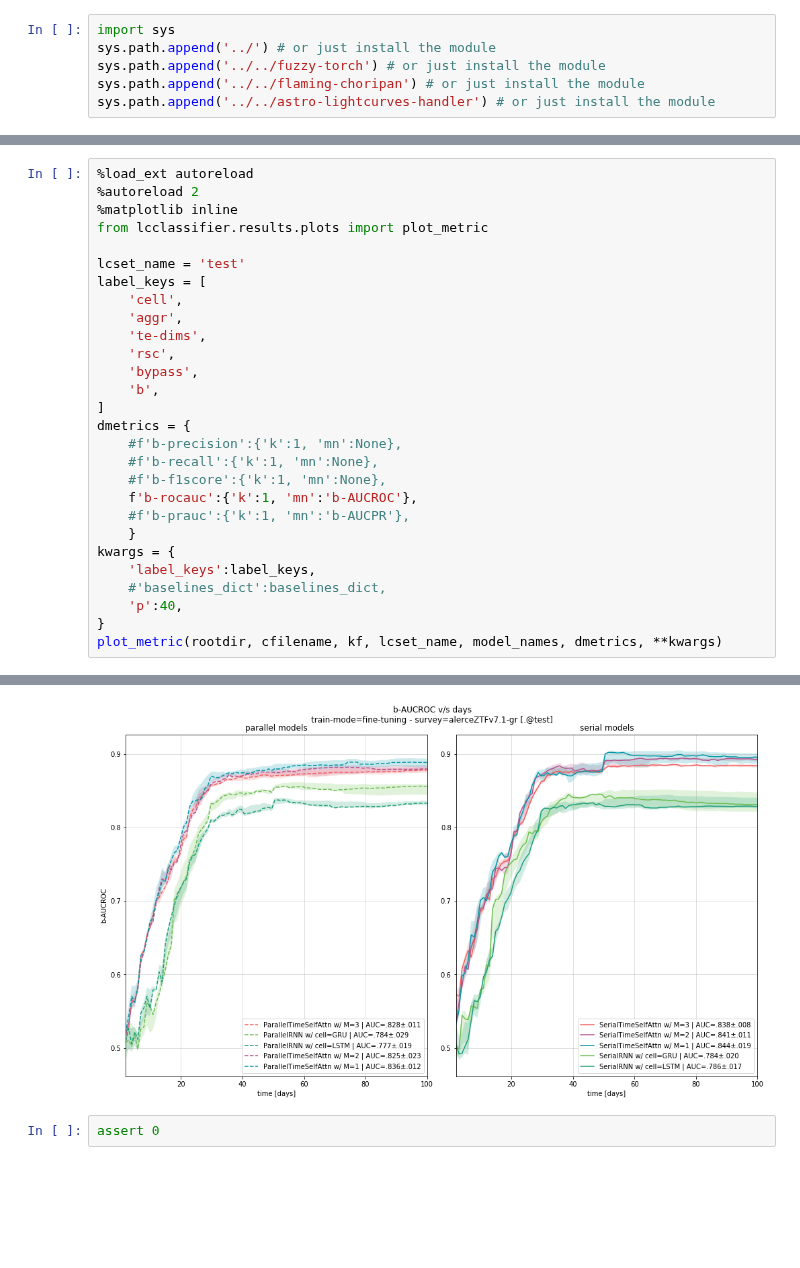
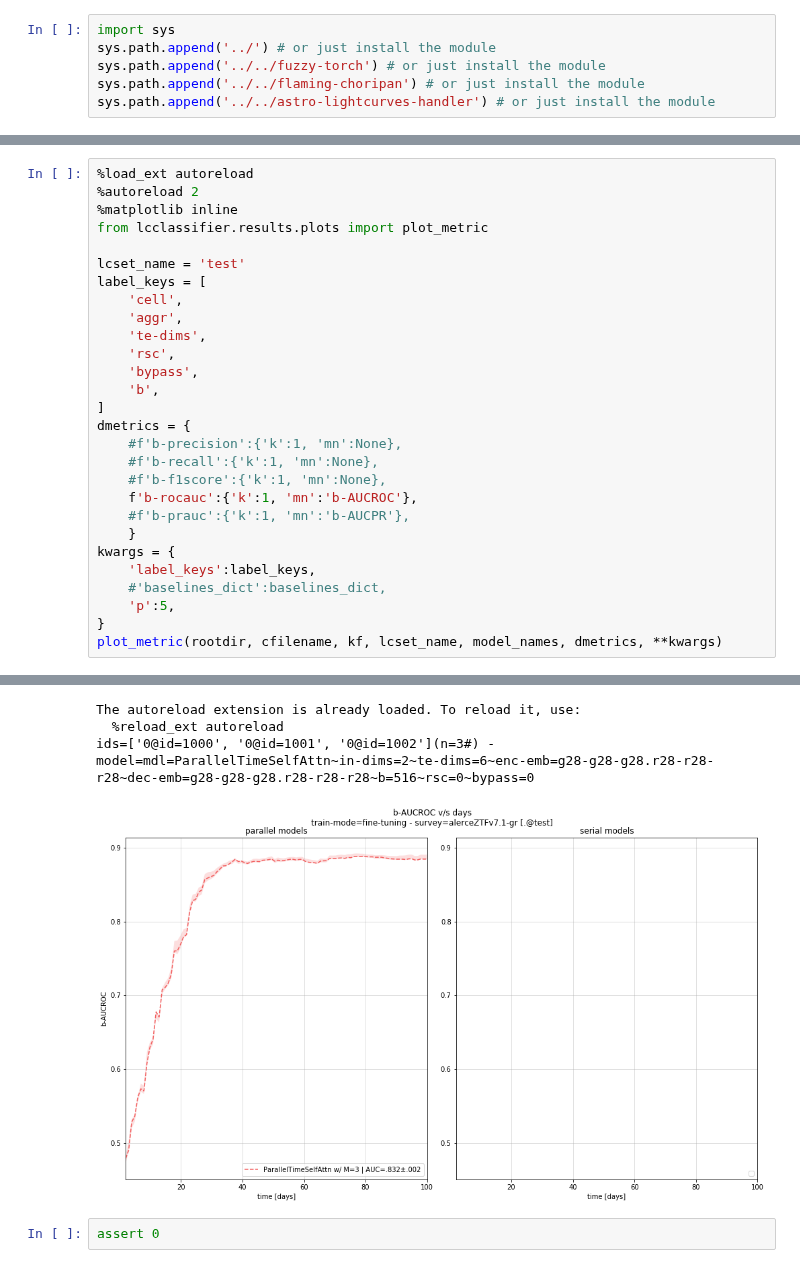
Before and after one commit to opimentel-github/astro-lightcurves-classifier, a Jupyter notebook: experiments/metrics_results.ipynb, the cells around one changed output, grey strips where cells are left out. Drawn from its saved outputs; the diff is of its cells as text; blank space fills up the shorter version.

```diff
--- a/experiments/metrics_results.ipynb
+++ b/experiments/metrics_results.ipynb
@@ -54,7 +45,7 @@ dmetrics = {
 kwargs = {
     'label_keys':label_keys,
     #'baselines_dict':baselines_dict,
-    'p':40,
+    'p':5,
 }
 plot_metric(rootdir, cfilename, kf, lcset_name, model_names, dmetrics, **kwargs)
 # %% [output]
@@ -73,4 +53,7 @@ ids=['0@id=1000', '0@id=1001', '0@id=1002', '0@id=1003', '0@id=1004', '1@id=1000
+The autoreload extension is already loaded. To reload it, use:
+  %reload_ext autoreload
+ids=['0@id=1000', '0@id=1001', '0@id=1002'](n=3#) - model=mdl=ParallelTimeSelfAttn~in-dims=2~te-dims=6~enc-emb=g28-g28-g28.r28-r28-r28~dec-emb=g28-g28-g28.r28-r28-r28~b=516~rsc=0~bypass=0
-[figure, old version]
+[figure, new version]
 # %%
 assert 0
 # %% [output]
```
Also changed, not shown: parts of 4 cells of this notebook, 5 other files.
